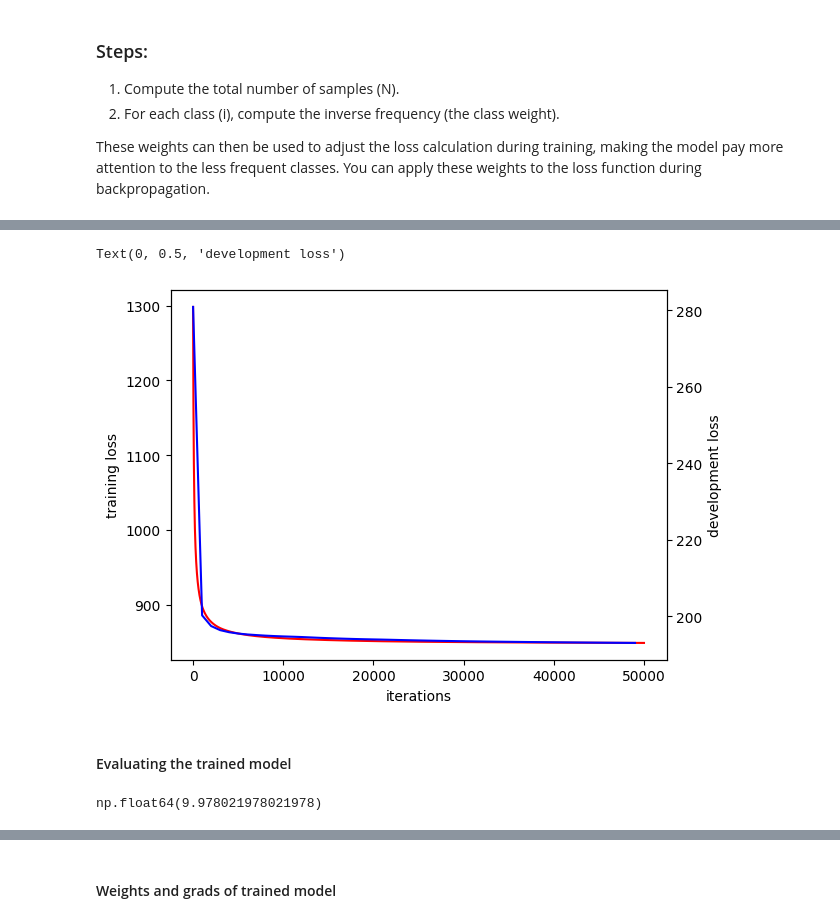
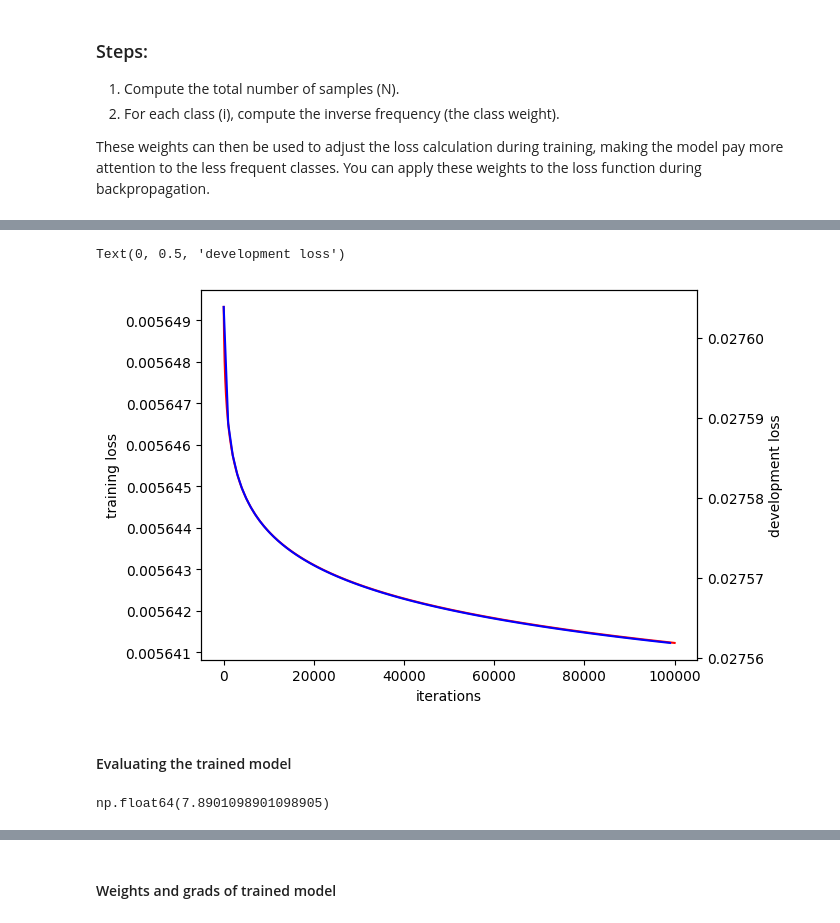
Before and after one commit to HritikShukla02/Neural-networks, a Jupyter notebook: test_classification.ipynb, the cells around one changed output, grey strips where cells are left out. Drawn from its saved outputs; the diff is of its cells as text; code cells hidden in the pictures.

```diff
--- a/test_classification.ipynb
+++ b/test_classification.ipynb
@@ -231,3 +226,8 @@ class_weights = np.array([[3.5],
+# %%
+class_weights = np.array([[1.96],
+                          [4.25],
+                          [7.02],
+                          [8.96]])
 # %%
 Classifier_model_1 = NN(input_size=X_train.shape[0], architecture=[5,5,5,4],activations=['Leaky_ReLU', 'Leaky_ReLU', 'Leaky_ReLU', 'Softmax'] ,loss="CCE", class_weights=class_weights)
 # %%
@@ -247,5 +247,5 @@ def model_train(model, num_epochs=1000, learning_rate=0.1, eval_interval=1000,):
 
     return train_losses, dev_losses
 # %%
-train_loss, dev_loss = model_train(model=Classifier_model_1, learning_rate=0.01, num_epochs=50000)
+train_loss, dev_loss = model_train(model=Classifier_model_1, learning_rate=0.01, num_epochs=100000)
 # %% [output]
@@ -269,14 +269,14 @@ Epoch 49000: Train Loss = 849.210721703896, Dev Loss = 193.04917144478955
 # %%
 ax1 = plt.gca()
 ax2 = ax1.twinx()
 ax1.plot(train_loss, c='r')
-ax2.plot(range(1,50001, 1000), dev_loss, c='b')
+ax2.plot(range(1,100001, 1000), dev_loss, c='b')
 ax1.set_xlabel('iterations')
 ax1.set_ylabel('training loss')
 ax2.set_ylabel('development loss')
 # %% [output]
 Text(0, 0.5, 'development loss')
-[figure, old version]
+[figure, new version]
 # %% [markdown]
 #### Evaluating the trained model
 # %%
@@ -285,7 +285,7 @@ loss, pred = Classifier_model_1.evaluate(X_test, Y_test)
 accuracy = np.sum(np.where(np.argmax(Y_test, axis=0, keepdims=True) == np.argmax(pred, axis=0, keepdims=True)))/Y_test.shape[1]
 accuracy
 # %% [output]
-np.float64(9.978021978021978)
+np.float64(7.8901098901098905)
 # %%
 data = np.argmax(Y_test,axis=0, keepdims=True).flatten()
 plt.scatter(range(len(data)), data, c="b", alpha=0.6)  # Scatter plot
```
Also changed, not shown: parts of 11 cells of this notebook, 2 other files.
